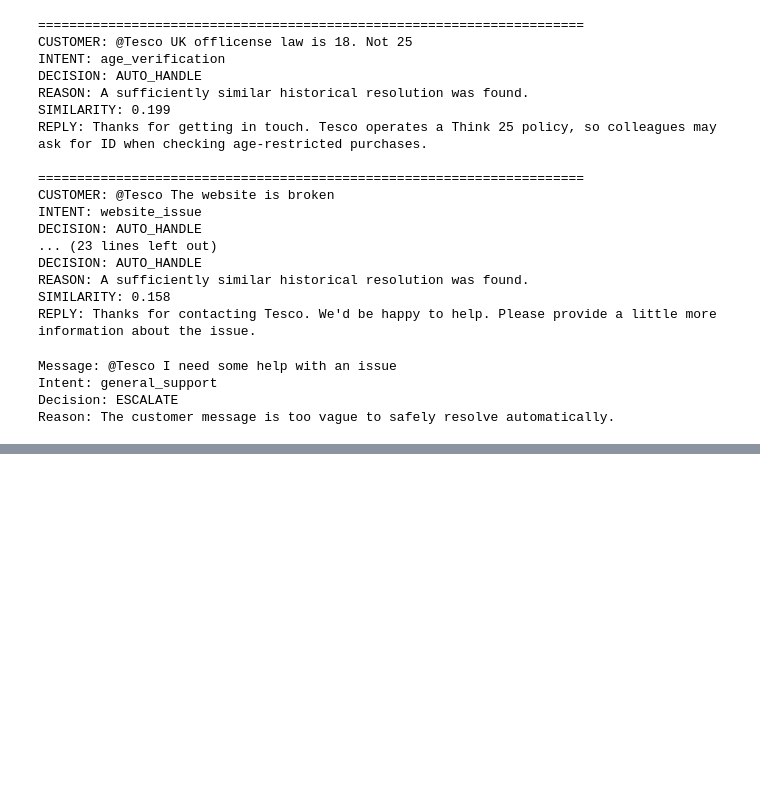
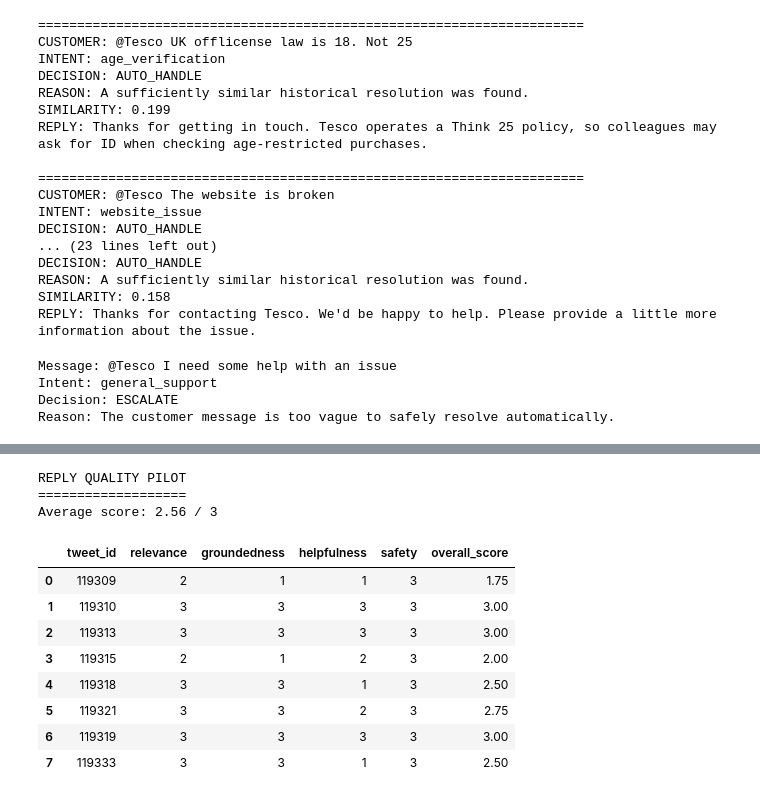
Before and after one commit to kishanrai477-web/hiver-sde-assignment, a Jupyter notebook: notebooks/01_data_exploration.ipynb, the cells around one changed output, grey strips where cells are left out. Saved outputs shown, nothing was run; the diff lists cells and outputs as text; code cells hidden in the pictures; blank space fills up the shorter version.

```diff
--- a/notebooks/01_data_exploration.ipynb
+++ b/notebooks/01_data_exploration.ipynb
@@ -1532,0 +1819,20 @@ Reason: The customer message is too vague to safely resolve automatically.
+# %%
+# Evaluate the final agent on all labelled customer messages
+
+final_results = []
+
+for _, row in customer_messages.iterrows():
+
+    result = tesco_support_agent_final(row["text"])
+
+    final_results.append({
+        "tweet_id": row["tweet_id"],
+        "actual_intent": row["intent"],
+        "predicted_intent": result["intent"],
+        "decision": result["decision"],
+        "similarity": result["similarity"]
+    })
+
+final_evaluation = pd.DataFrame(final_results)
+
+display(final_evaluation)
@@ -1532,0 +1929,60 @@ Reason: The customer message is too vague to safely resolve automatically.
+# %%
+# Reply quality evaluation rubric
+
+reply_scores = {
+    119309: [2, 1, 1, 3],
+    119310: [3, 3, 3, 3],
+    119313: [3, 3, 3, 3],
+    119315: [2, 1, 2, 3],
+    119318: [3, 3, 1, 3],
+    119321: [3, 3, 2, 3],
+    119319: [3, 3, 3, 3],
+    119333: [3, 3, 1, 3]
+}
+
+reply_evaluation = final_evaluation.copy()
+
+reply_evaluation[
+    ["relevance", "groundedness", "helpfulness", "safety"]
+] = reply_evaluation["tweet_id"].map(
+    lambda x: reply_scores[x]
+).apply(pd.Series)
+
+reply_evaluation["overall_score"] = (
+    reply_evaluation[
+        ["relevance", "groundedness", "helpfulness", "safety"]
+    ].mean(axis=1)
+)
+
+print("REPLY QUALITY PILOT")
+print("===================")
+print(
+    f"Average score: "
+    f"{reply_evaluation['overall_score'].mean():.2f} / 3"
+)
+
+display(
+    reply_evaluation[
+        [
+            "tweet_id",
+            "relevance",
+            "groundedness",
+            "helpfulness",
+            "safety",
+            "overall_score"
+        ]
+    ]
+)
+# %% [output]
+REPLY QUALITY PILOT
+===================
+Average score: 2.56 / 3
+|  | tweet_id | relevance | groundedness | helpfulness | safety | overall_score |
+| 0 | 119309 | 2 | 1 | 1 | 3 | 1.75 |
+| 1 | 119310 | 3 | 3 | 3 | 3 | 3.00 |
+| 2 | 119313 | 3 | 3 | 3 | 3 | 3.00 |
+| 3 | 119315 | 2 | 1 | 2 | 3 | 2.00 |
+| 4 | 119318 | 3 | 3 | 1 | 3 | 2.50 |
+| 5 | 119321 | 3 | 3 | 2 | 3 | 2.75 |
+| 6 | 119319 | 3 | 3 | 3 | 3 | 3.00 |
+| 7 | 119333 | 3 | 3 | 1 | 3 | 2.50 |
```
Also changed, not shown: parts of 13 cells of this notebook.
